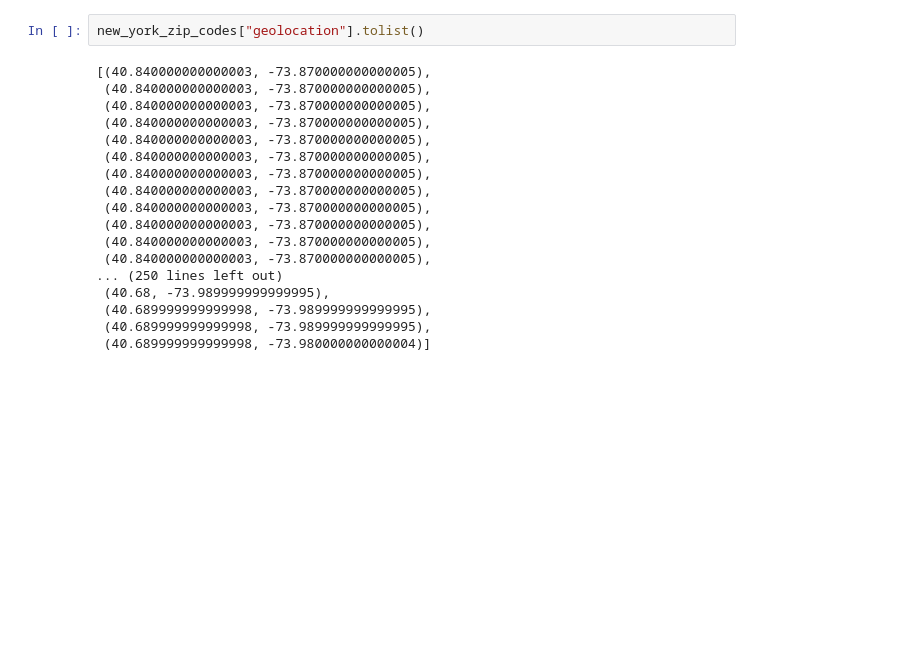
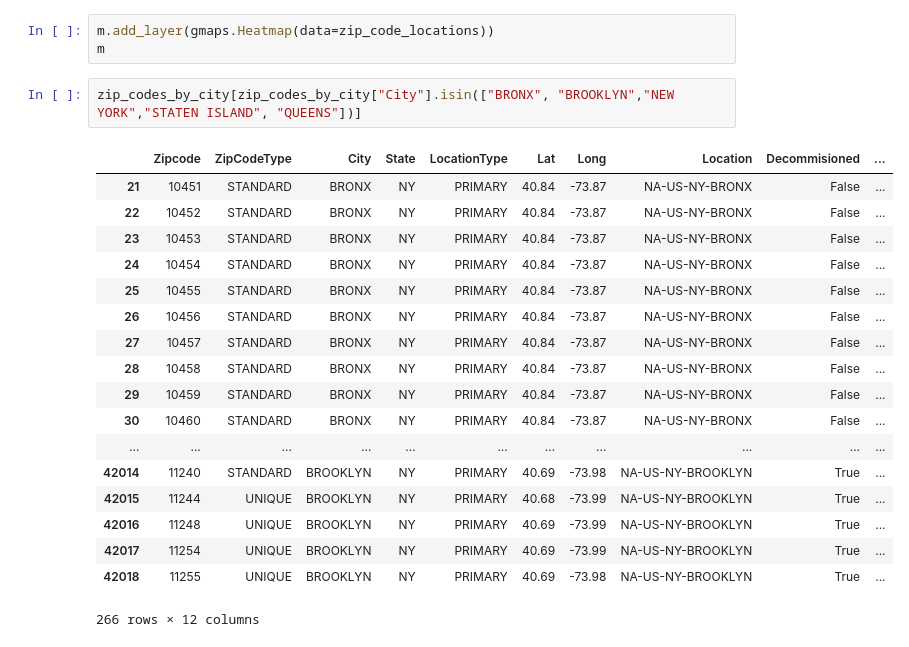
Before and after one commit to bahtizakirov/curiosity_driven_data_mining, a Jupyter notebook: gentrification_maps/gentrification_map.ipynb, the cells around one changed output. Saved outputs shown, nothing was run; the diff lists cells and outputs as text; blank space fills up the shorter version.

```diff
--- a/gentrification_maps/gentrification_map.ipynb
+++ b/gentrification_maps/gentrification_map.ipynb
@@ -38,20 +20,24 @@ import json
-# %%
-new_york_zip_codes["geolocation"].tolist()
-# %% [output]
-[(40.840000000000003, -73.870000000000005),
- (40.840000000000003, -73.870000000000005),
- (40.840000000000003, -73.870000000000005),
- (40.840000000000003, -73.870000000000005),
- (40.840000000000003, -73.870000000000005),
- (40.840000000000003, -73.870000000000005),
- (40.840000000000003, -73.870000000000005),
- (40.840000000000003, -73.870000000000005),
- (40.840000000000003, -73.870000000000005),
- (40.840000000000003, -73.870000000000005),
- (40.840000000000003, -73.870000000000005),
- (40.840000000000003, -73.870000000000005),
-... (250 lines left out)
- (40.68, -73.989999999999995),
- (40.689999999999998, -73.989999999999995),
- (40.689999999999998, -73.989999999999995),
- (40.689999999999998, -73.980000000000004)]
+# %%
+m.add_layer(gmaps.Heatmap(data=zip_code_locations))
+m
+# %%
+zip_codes_by_city[zip_codes_by_city["City"].isin(["BRONX", "BROOKLYN","NEW YORK","STATEN ISLAND", "QUEENS"])]
+# %% [output]
+|  | Zipcode | ZipCodeType | City | State | LocationType | Lat | Long | Location | Decommisioned | ... |
+| 21 | 10451 | STANDARD | BRONX | NY | PRIMARY | 40.84 | -73.87 | NA-US-NY-BRONX | False | ... |
+| 22 | 10452 | STANDARD | BRONX | NY | PRIMARY | 40.84 | -73.87 | NA-US-NY-BRONX | False | ... |
+| 23 | 10453 | STANDARD | BRONX | NY | PRIMARY | 40.84 | -73.87 | NA-US-NY-BRONX | False | ... |
+| 24 | 10454 | STANDARD | BRONX | NY | PRIMARY | 40.84 | -73.87 | NA-US-NY-BRONX | False | ... |
+| 25 | 10455 | STANDARD | BRONX | NY | PRIMARY | 40.84 | -73.87 | NA-US-NY-BRONX | False | ... |
+| 26 | 10456 | STANDARD | BRONX | NY | PRIMARY | 40.84 | -73.87 | NA-US-NY-BRONX | False | ... |
+| 27 | 10457 | STANDARD | BRONX | NY | PRIMARY | 40.84 | -73.87 | NA-US-NY-BRONX | False | ... |
+| 28 | 10458 | STANDARD | BRONX | NY | PRIMARY | 40.84 | -73.87 | NA-US-NY-BRONX | False | ... |
+| 29 | 10459 | STANDARD | BRONX | NY | PRIMARY | 40.84 | -73.87 | NA-US-NY-BRONX | False | ... |
+| 30 | 10460 | STANDARD | BRONX | NY | PRIMARY | 40.84 | -73.87 | NA-US-NY-BRONX | False | ... |
+| ... | ... | ... | ... | ... | ... | ... | ... | ... | ... | ... |
+| 42014 | 11240 | STANDARD | BROOKLYN | NY | PRIMARY | 40.69 | -73.98 | NA-US-NY-BROOKLYN | True | ... |
+| 42015 | 11244 | UNIQUE | BROOKLYN | NY | PRIMARY | 40.68 | -73.99 | NA-US-NY-BROOKLYN | True | ... |
+| 42016 | 11248 | UNIQUE | BROOKLYN | NY | PRIMARY | 40.69 | -73.99 | NA-US-NY-BROOKLYN | True | ... |
+| 42017 | 11254 | UNIQUE | BROOKLYN | NY | PRIMARY | 40.69 | -73.99 | NA-US-NY-BROOKLYN | True | ... |
+| 42018 | 11255 | UNIQUE | BROOKLYN | NY | PRIMARY | 40.69 | -73.98 | NA-US-NY-BROOKLYN | True | ... |
+266 rows × 12 columns
```
Also changed, not shown: parts of 8 cells of this notebook.
